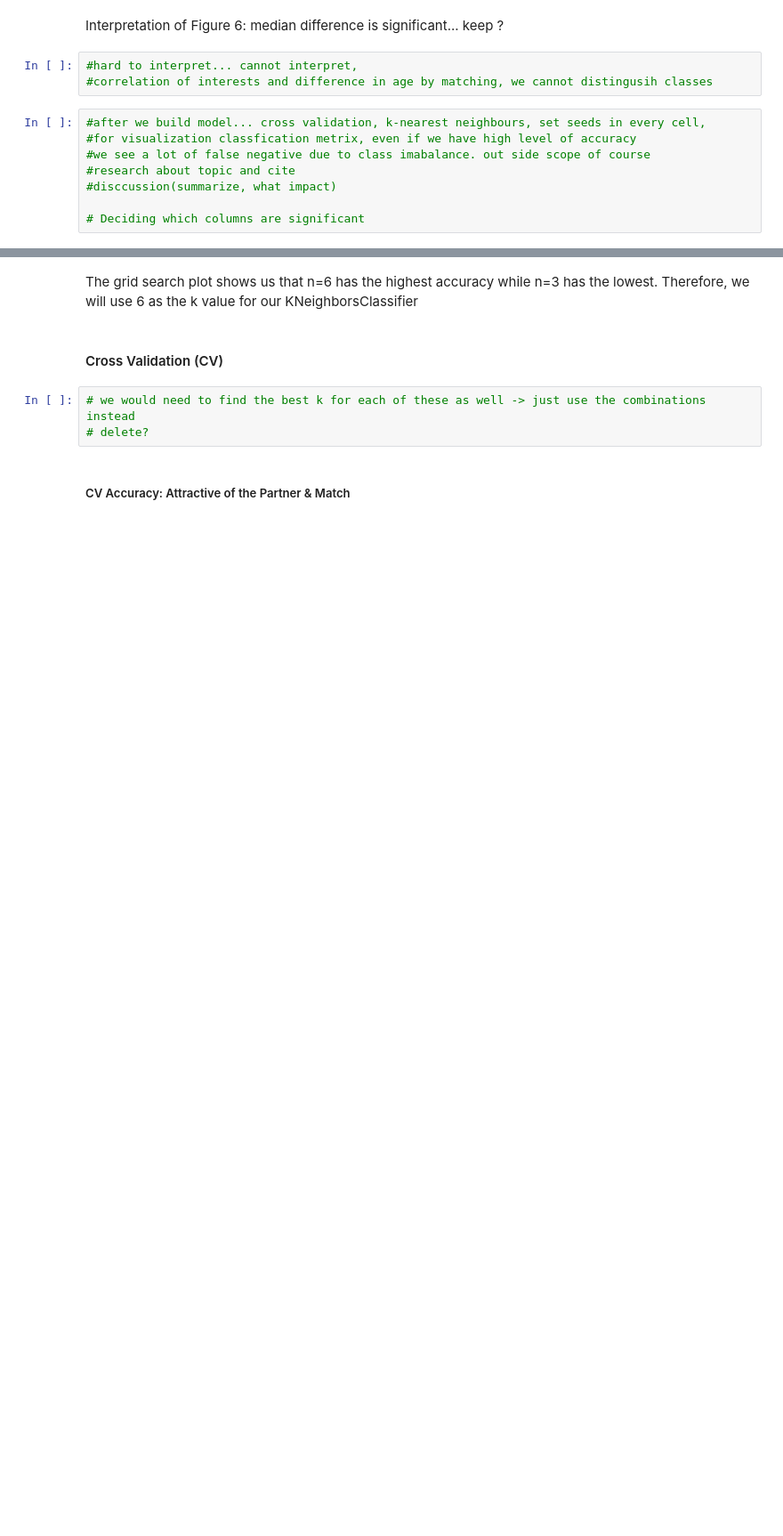
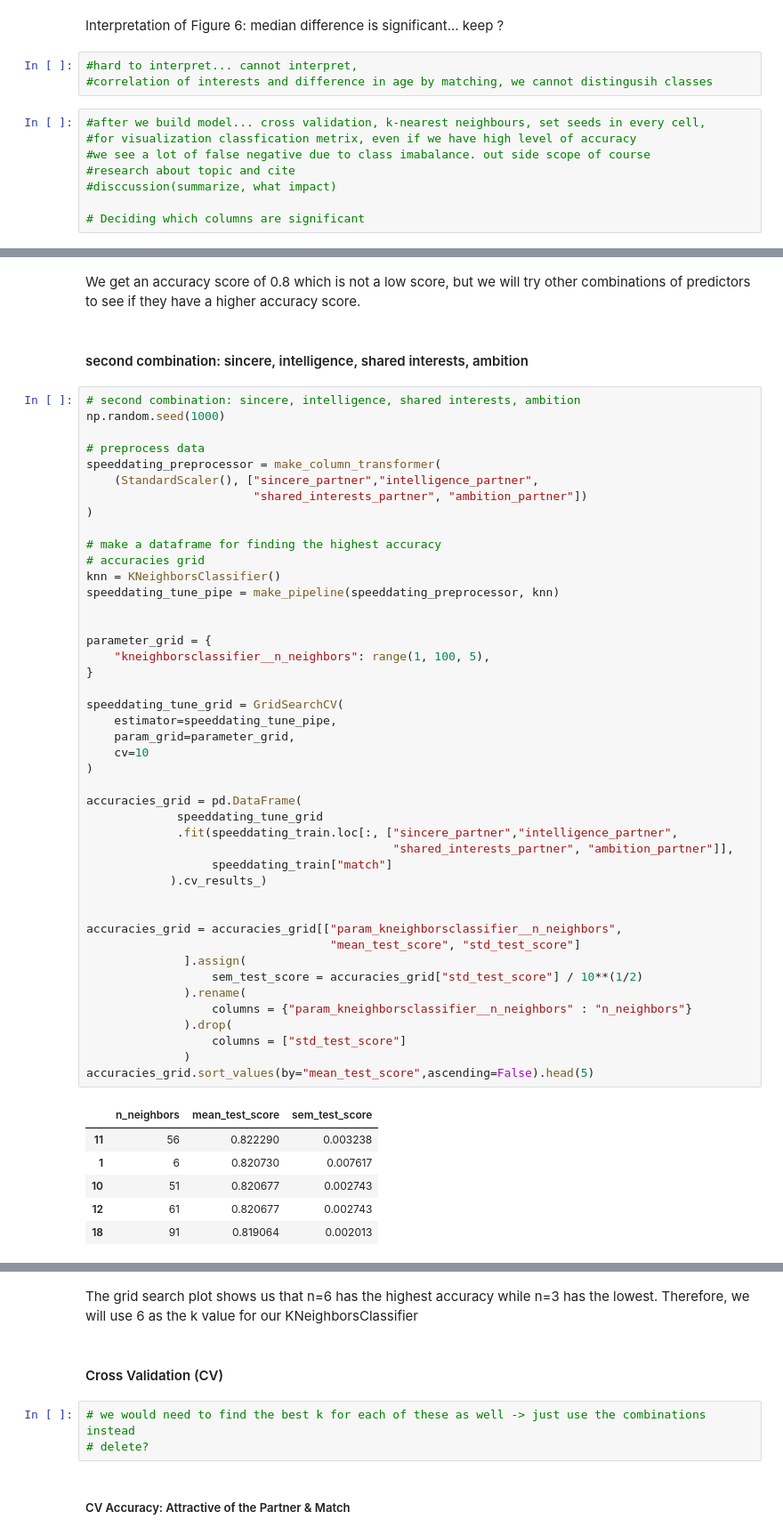
Before and after one commit to mkimur02/final_project_dsci100, a Jupyter notebook: Untitled.ipynb, the cells around one changed output, grey strips where cells are left out. Shown at 89% size. Saved outputs shown, nothing was run; the diff lists cells and outputs as text; blank space fills up the shorter version.

```diff
--- a/Untitled.ipynb
+++ b/Untitled.ipynb
@@ -189,0 +297,55 @@ Interpretation of Figure 6: median difference is significant... keep ?
+# %% [markdown]
+We get an accuracy score of 0.8 which is not a low score, but we will try other combinations of predictors to see if they have a higher accuracy score.
+# %% [markdown]
+#### second combination: sincere, intelligence, shared interests, ambition
+# %%
+# second combination: sincere, intelligence, shared interests, ambition
+np.random.seed(1000)
+
+# preprocess data
+speeddating_preprocessor = make_column_transformer(
+    (StandardScaler(), ["sincere_partner","intelligence_partner",
+                        "shared_interests_partner", "ambition_partner"])
+)
+
+# make a dataframe for finding the highest accuracy
+# accuracies grid
+knn = KNeighborsClassifier()
+speeddating_tune_pipe = make_pipeline(speeddating_preprocessor, knn)
+
+
+parameter_grid = {
+    "kneighborsclassifier__n_neighbors": range(1, 100, 5),
+}
+
+speeddating_tune_grid = GridSearchCV(
+    estimator=speeddating_tune_pipe,
+    param_grid=parameter_grid,
+    cv=10
+)
+
+accuracies_grid = pd.DataFrame(
+             speeddating_tune_grid
+             .fit(speeddating_train.loc[:, ["sincere_partner","intelligence_partner",
+                                            "shared_interests_partner", "ambition_partner"]],
+                  speeddating_train["match"]
+            ).cv_results_)
+
+
+accuracies_grid = accuracies_grid[["param_kneighborsclassifier__n_neighbors",
+                                   "mean_test_score", "std_test_score"]
+              ].assign(
+                  sem_test_score = accuracies_grid["std_test_score"] / 10**(1/2)
+              ).rename(
+                  columns = {"param_kneighborsclassifier__n_neighbors" : "n_neighbors"}
+              ).drop(
+                  columns = ["std_test_score"]
+              )
+accuracies_grid.sort_values(by="mean_test_score",ascending=False).head(5)
+# %% [output]
+|  | n_neighbors | mean_test_score | sem_test_score |
+| 11 | 56 | 0.822290 | 0.003238 |
+| 1 | 6 | 0.820730 | 0.007617 |
+| 10 | 51 | 0.820677 | 0.002743 |
+| 12 | 61 | 0.820677 | 0.002743 |
+| 18 | 91 | 0.819064 | 0.002013 |
```
Also changed, not shown: parts of 39 cells of this notebook.
